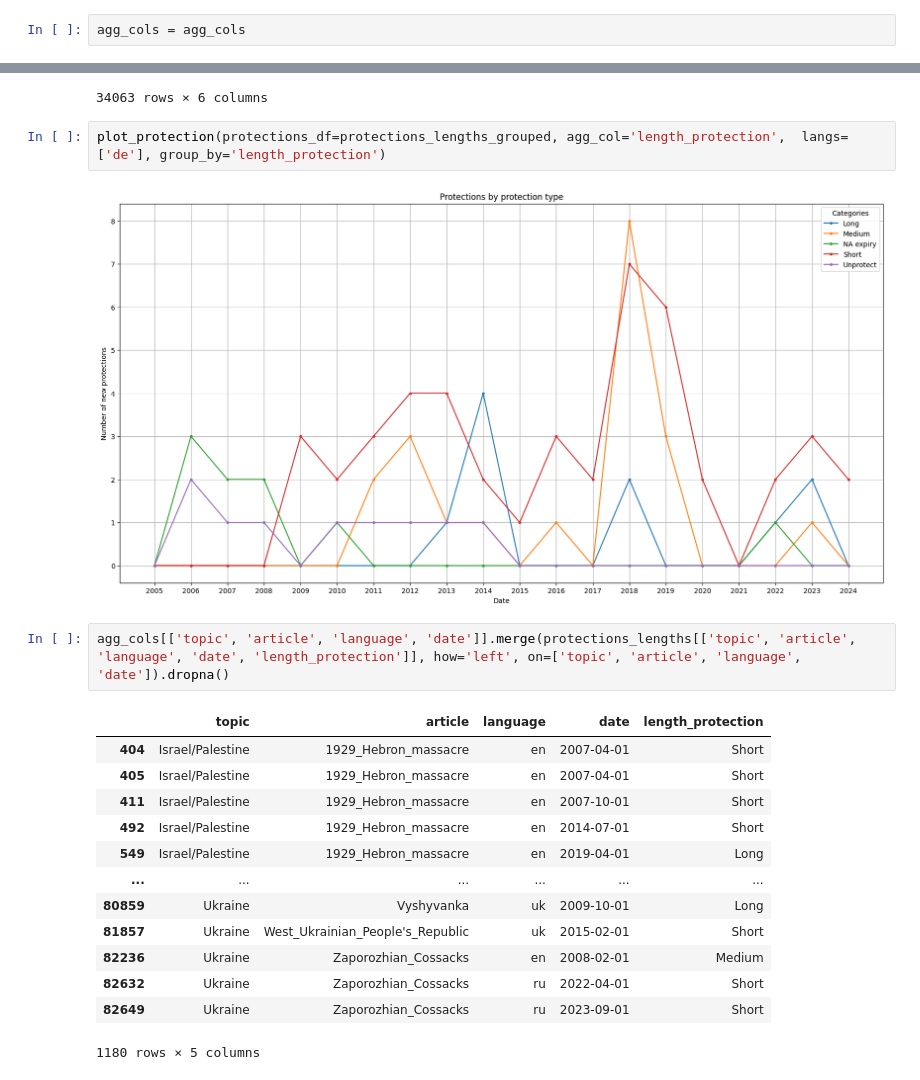
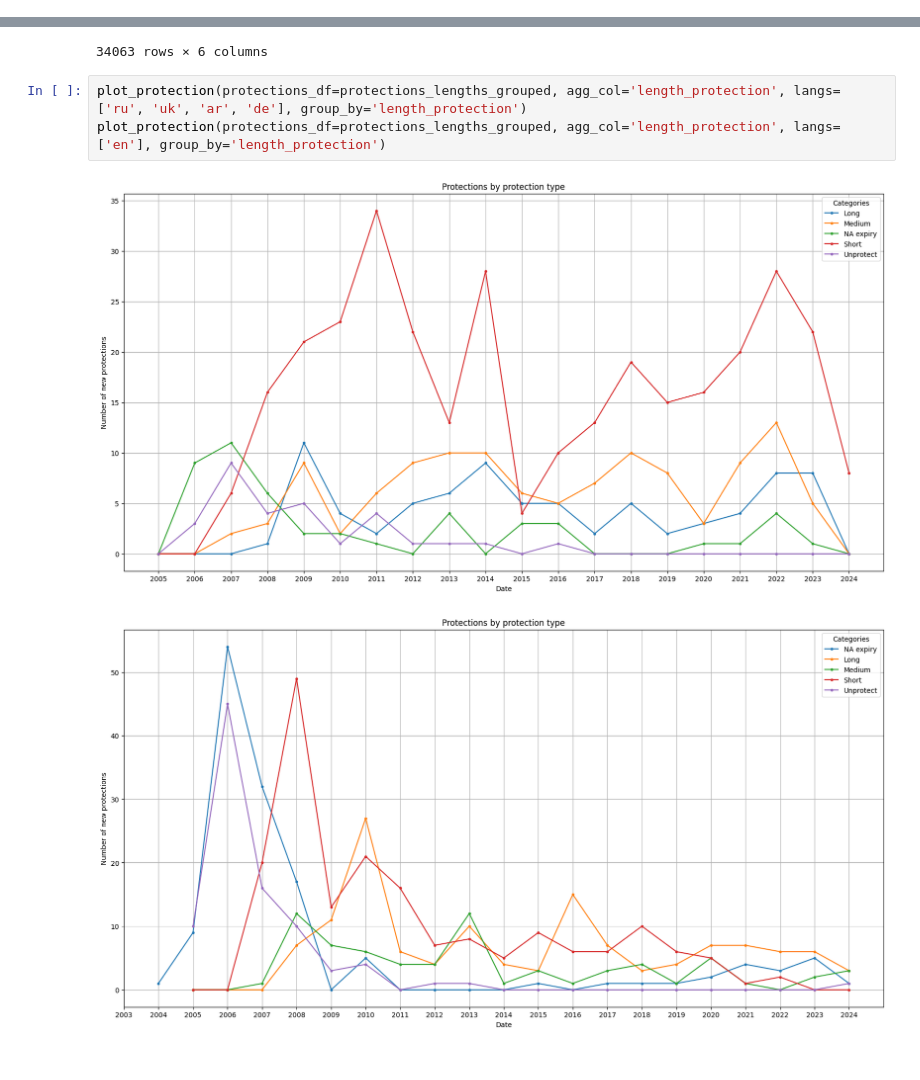
Before and after one commit to Rrisko/WikiEdits, a Jupyter notebook: code/protection_analysis.ipynb, the cells around one changed output, grey strips where cells are left out. Cells and saved outputs as stored; diff of their text form.

Commit message:
Cleaned notebook on protections

```diff
--- a/code/protection_analysis.ipynb
+++ b/code/protection_analysis.ipynb
@@ -244,5 +243,3 @@ for index, row in agg_cols.iterrows():
 
         agg_cols.at[index, 'protected_time'] = sum(protections_a_l['length'])
         agg_cols.at[index, 'protected_proportion'] = sum(protections_a_l['length']) / total_time
-# %%
-agg_cols = agg_cols
@@ -411,22 +398,8 @@ protections_lengths_grouped
 | 34062 | Ukraine | Zaporozhian_Cossacks | uk | 2024-01-01 | Medium | 0.0 |
 34063 rows × 6 columns
 # %%
-plot_protection(protections_df=protections_lengths_grouped, agg_col='length_protection',  langs=['de'], group_by='length_protection')
+plot_protection(protections_df=protections_lengths_grouped, agg_col='length_protection', langs=['ru', 'uk', 'ar', 'de'], group_by='length_protection')
+plot_protection(protections_df=protections_lengths_grouped, agg_col='length_protection', langs=['en'], group_by='length_protection')
 # %% [output]
-[figure, old version]
+[figure, new version]
+[figure, added]
-# %%
-agg_cols[['topic', 'article', 'language', 'date']].merge(protections_lengths[['topic', 'article', 'language', 'date', 'length_protection']], how='left', on=['topic', 'article', 'language', 'date']).dropna()
-# %% [output]
-|  | topic | article | language | date | length_protection |
-| 404 | Israel/Palestine | 1929_Hebron_massacre | en | 2007-04-01 | Short |
-| 405 | Israel/Palestine | 1929_Hebron_massacre | en | 2007-04-01 | Short |
-| 411 | Israel/Palestine | 1929_Hebron_massacre | en | 2007-10-01 | Short |
-| 492 | Israel/Palestine | 1929_Hebron_massacre | en | 2014-07-01 | Short |
-| 549 | Israel/Palestine | 1929_Hebron_massacre | en | 2019-04-01 | Long |
-| ... | ... | ... | ... | ... | ... |
-| 80859 | Ukraine | Vyshyvanka | uk | 2009-10-01 | Long |
-| 81857 | Ukraine | West_Ukrainian_People's_Republic | uk | 2015-02-01 | Short |
-| 82236 | Ukraine | Zaporozhian_Cossacks | en | 2008-02-01 | Medium |
-| 82632 | Ukraine | Zaporozhian_Cossacks | ru | 2022-04-01 | Short |
-| 82649 | Ukraine | Zaporozhian_Cossacks | ru | 2023-09-01 | Short |
-1180 rows × 5 columns
```
Also changed, not shown: parts of 9 cells of this notebook.
